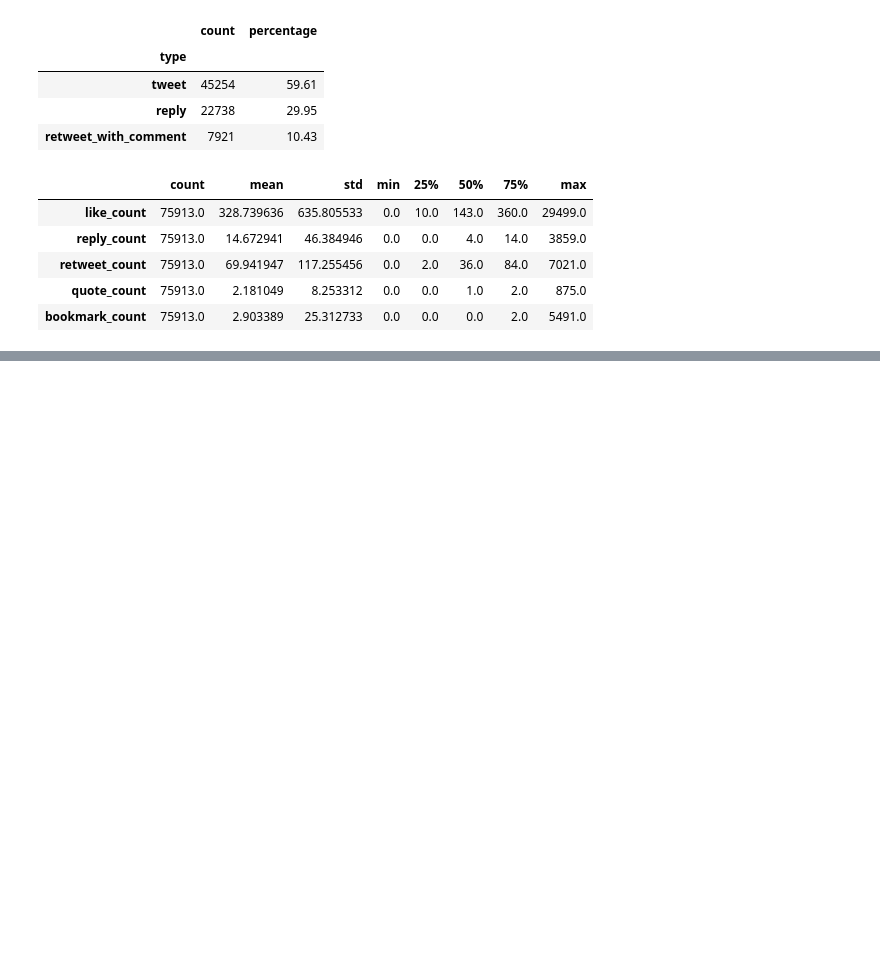
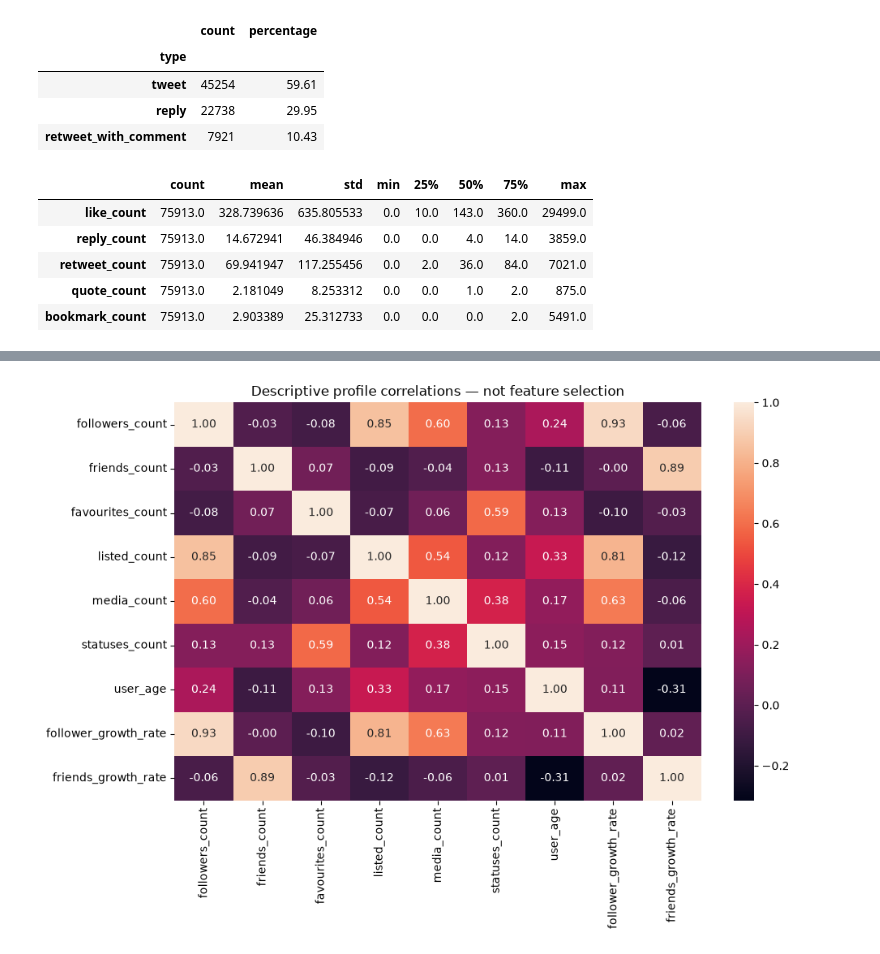
Before and after one commit to parmisvz/twitter-bot-detection, a Jupyter notebook: analysis/01_dataset_exploration_and_audit.ipynb, the cells around one changed output, grey strips where cells are left out. Cells and saved outputs as stored; diff of their text form; code cells hidden in the pictures; blank space fills up the shorter version.

```diff
--- a/analysis/01_dataset_exploration_and_audit.ipynb
+++ b/analysis/01_dataset_exploration_and_audit.ipynb
@@ -2005,0 +593,39 @@ The exploratory analysis revealed several important characteristics of the datas
+# %%
+TEMPORAL_COLUMNS = [
+    'tweet_frequency', 'time_between_tweets', 'min_tweets_per_hour', 'min_tweets_per_day',
+    'max_tweets_per_hour', 'max_tweets_per_day', 'max_occurence_of_same_gap',
+]
+PROFILE_COLUMNS = ['followers_count', 'friends_count', 'favourites_count', 'listed_count',
+                   'media_count', 'statuses_count', 'user_age', 'follower_growth_rate', 'friends_growth_rate']
+BEHAVIOR_COLUMNS = ['no_type_tweet', 'no_type_retweet_with_comment', 'no_type_reply',
+    'mean_no_media_per_tweet', 'mean_no_words', 'no_languages', 'mean_no_hashtags',
+    'mean_favourites_per_tweet', 'unique_mention_rate_per_tweet', 'mean_user_mentions_per_tweet',
+    'retweet_as_tweet_rate', 'no_retweet_tweets', 'mean_retweets_per_tweet']
+
+def numeric_view(df, columns):
+    return df.reindex(columns=columns).apply(pd.to_numeric, errors='coerce').replace([np.inf, -np.inf], np.nan)
+
+quality_rows = []
+for source in ['labeled_users', 'unlabeled_users']:
+    df = raw_tables[source]
+    for group, columns in [('profile', PROFILE_COLUMNS), ('temporal', TEMPORAL_COLUMNS), ('behavior', BEHAVIOR_COLUMNS)]:
+        numeric = numeric_view(df, columns)
+        for col in columns:
+            original_values = df[col] if col in df else pd.Series(np.nan, index=df.index)
+            quality_rows.append({'source': source, 'group': group, 'column': col,
+                'column_present': col in df, 'missing_or_nonfinite': int(numeric[col].isna().sum()),
+                'nonnull_but_invalid': int((original_values.notna() & numeric[col].isna()).sum()),
+                'negative_values': int(numeric[col].lt(0).sum()),
+                'distinct_finite_values': numeric[col].nunique(),
+                'min': numeric[col].min(), 'median': numeric[col].median(), 'max': numeric[col].max()})
+feature_quality = pd.DataFrame(quality_rows)
+display(feature_quality)
+profile_features = PROFILE_COLUMNS
+available_profile = [c for c in PROFILE_COLUMNS if c in users_1k]
+display(numeric_view(users_1k, PROFILE_COLUMNS).describe().T)
+display(numeric_view(users_1k, TEMPORAL_COLUMNS).describe().T)
+plt.figure(figsize=(10, 7))
+sns.heatmap(numeric_view(users_1k, PROFILE_COLUMNS).corr(), annot=True, fmt='.2f')
+plt.title('Descriptive profile correlations — not feature selection')
+plt.tight_layout(); plt.show()
+# %% [output]
@@ -2005,0 +667 @@ The exploratory analysis revealed several important characteristics of the datas
+[figure, added]
```
Also changed, not shown: parts of 82 cells of this notebook, 4 other files.
